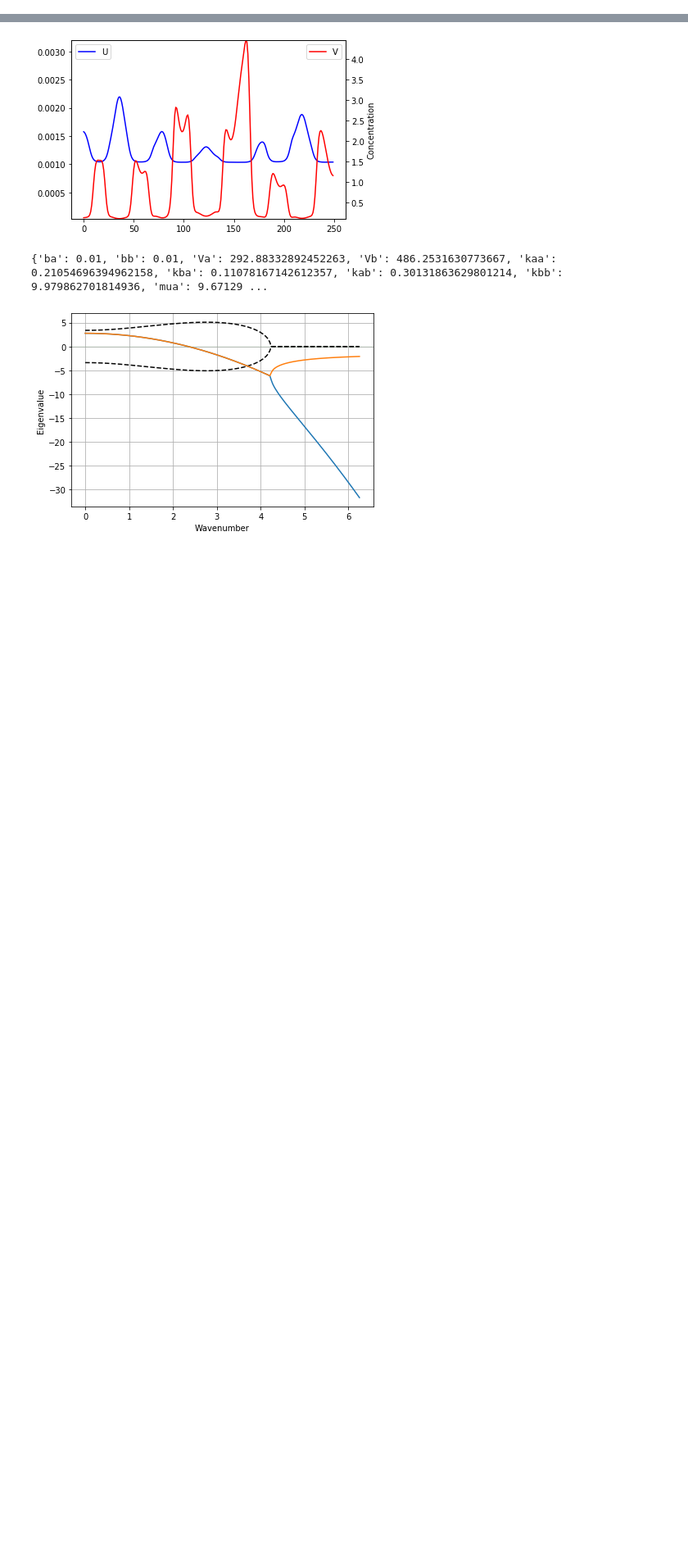
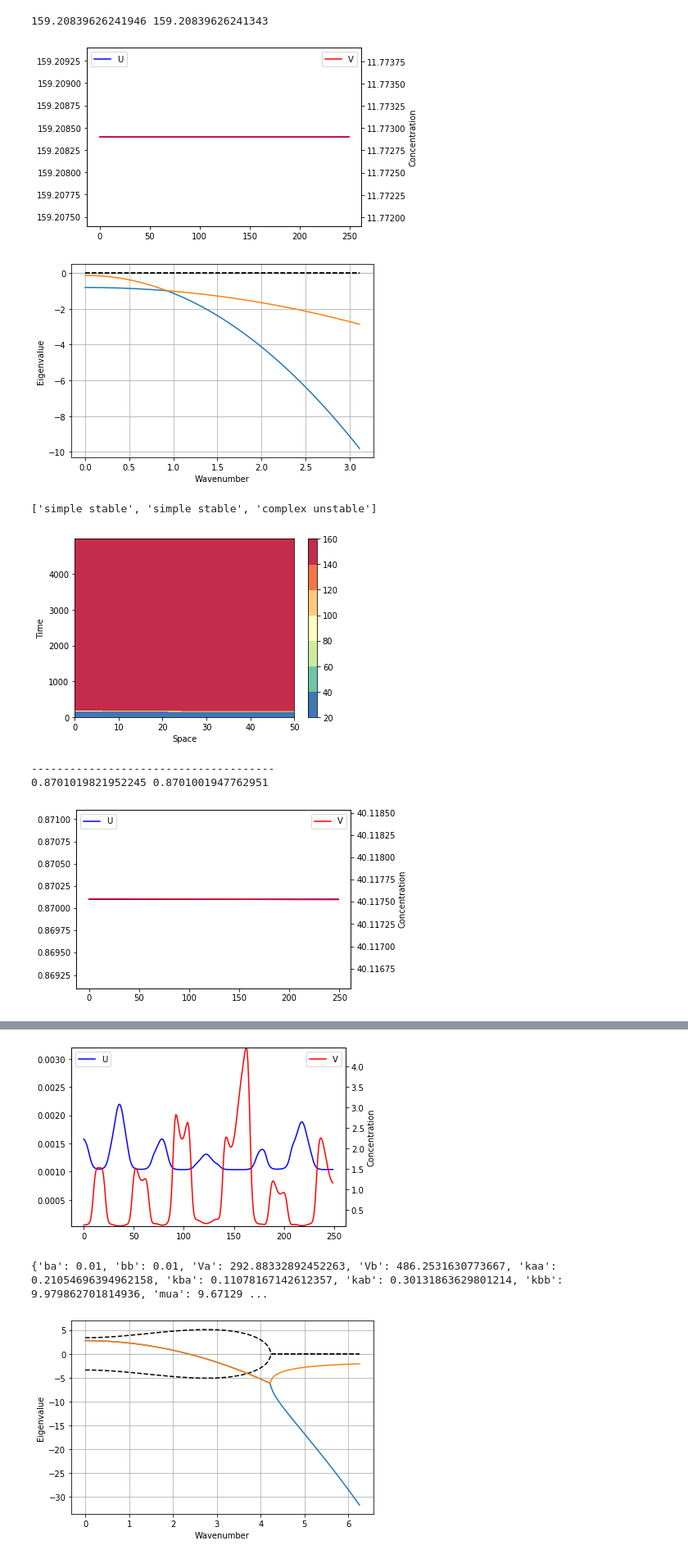
Before and after one commit to martinaoliver/modelling, a Jupyter notebook: growth/src/patternAnalysis/plotSingle.ipynb, the cells around one changed output, grey strips where cells are left out. Shown at 82% size. Saved outputs shown, nothing was run; the diff lists cells and outputs as text; code cells hidden in the pictures; blank space fills up the shorter version.

```diff
--- a/growth/src/patternAnalysis/plotSingle.ipynb
+++ b/growth/src/patternAnalysis/plotSingle.ipynb
@@ -25,0 +101,13 @@ from tqdm import tqdm
+# %%
+for parID in special_df.index:
+    parID_display(parID,L,J,T)
+    print('--------------------------------------')
+# %% [output]
+159.20839626241946 159.20839626241343
+[figure, added]
+[figure, added]
+['simple stable', 'simple stable', 'complex unstable']
+[figure, added]
+--------------------------------------
+0.8701019821952245 0.8701001947762951
+[figure, added]
```
Also changed, not shown: parts of 17 cells of this notebook, 19 other files.
